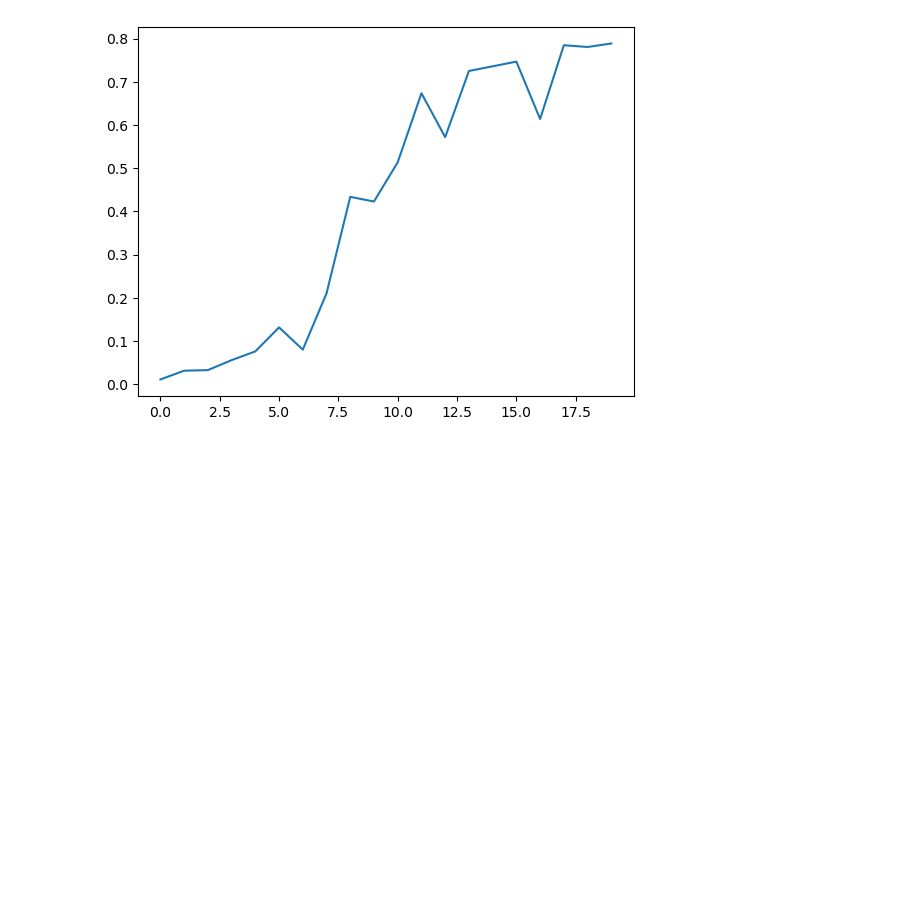
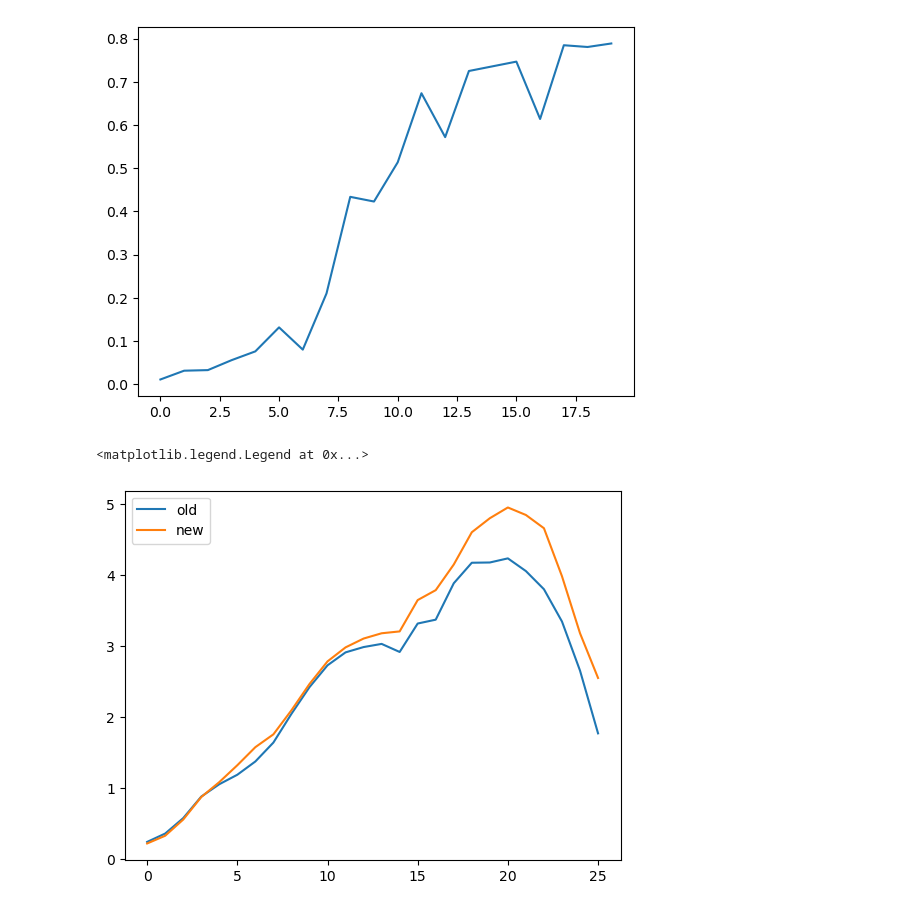
Before and after one commit to Liu-Xinhang/gaussian-splatting, a Jupyter notebook: tools/visualize_eval.ipynb, the cells around one changed output. Drawn from its saved outputs; the diff is of its cells as text; code cells hidden in the pictures; blank space fills up the shorter version.

```diff
--- a/tools/visualize_eval.ipynb
+++ b/tools/visualize_eval.ipynb
@@ -95,0 +99,12 @@ plt.plot([compute_degree_and_cm_ratio(np.load(degree), np.load(cm), 3, 3) for de
+# %%
+cm_10 = np.load("../debug_track/100_cm.npy")
+degree_10 = np.load("../debug_track/100_degree.npy")
+cm_10_bundle = np.load("../debug_track/100_cm_bundle.npy")
+degree_10_bundle = np.load("../debug_track/100_degree_bundle.npy")
+# %%
+plt.plot(degree_10, label="old")
+plt.plot(degree_10_bundle, label="new")
+plt.legend()
+# %% [output]
+<matplotlib.legend.Legend at 0x...>
+[figure, added]
```
Also changed, not shown: parts of 2 cells of this notebook, 14 other files.
